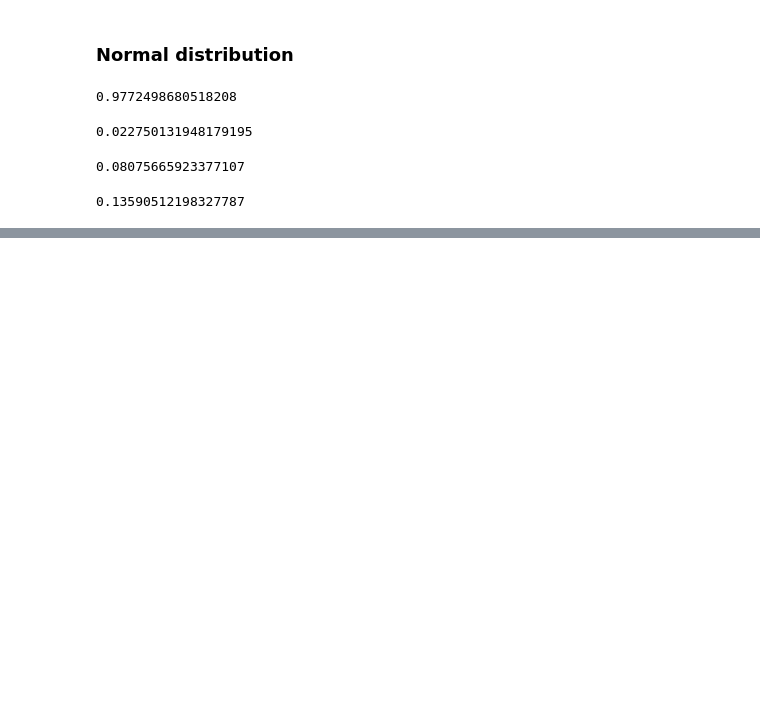
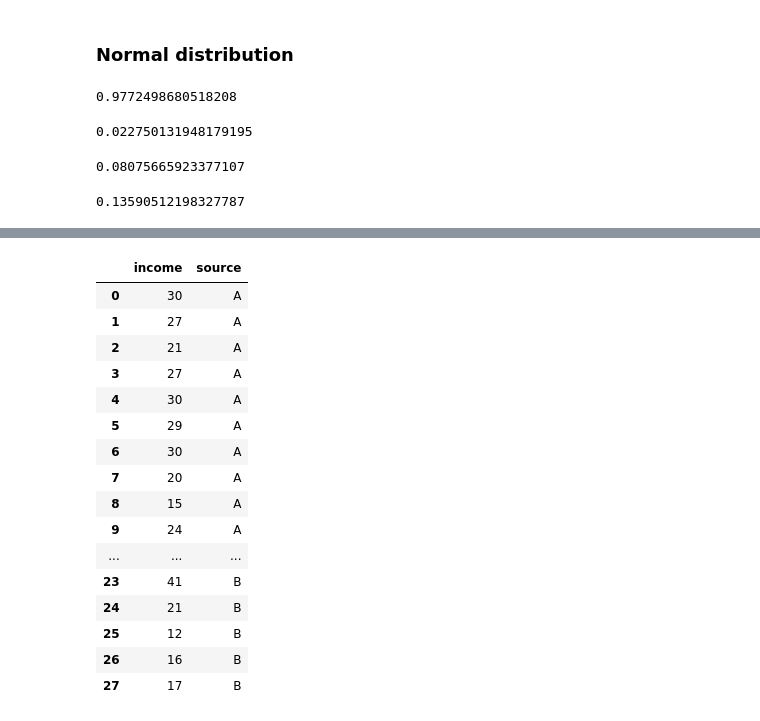
Before and after one commit to Huxoo/python_and_datascience, a Jupyter notebook: 4.Statistics for data science.ipynb, the cells around one changed output, grey strips where cells are left out. Saved outputs shown, nothing was run; the diff lists cells and outputs as text; code cells hidden in the pictures; blank space fills up the shorter version.

```diff
--- a/4.Statistics for data science.ipynb
+++ b/4.Statistics for data science.ipynb
@@ -200,0 +333,20 @@ norm.cdf(90,80,5) - norm.cdf(85,80,5)
+# %%
+AB
+# %% [output]
+|  | income | source |
+| 0 | 30 | A |
+| 1 | 27 | A |
+| 2 | 21 | A |
+| 3 | 27 | A |
+| 4 | 30 | A |
+| 5 | 29 | A |
+| 6 | 30 | A |
+| 7 | 20 | A |
+| 8 | 15 | A |
+| 9 | 24 | A |
+| ... | ... | ... |
+| 23 | 41 | B |
+| 24 | 21 | B |
+| 25 | 12 | B |
+| 26 | 16 | B |
+| 27 | 17 | B |
```
Also changed, not shown: parts of 25 cells of this notebook.
